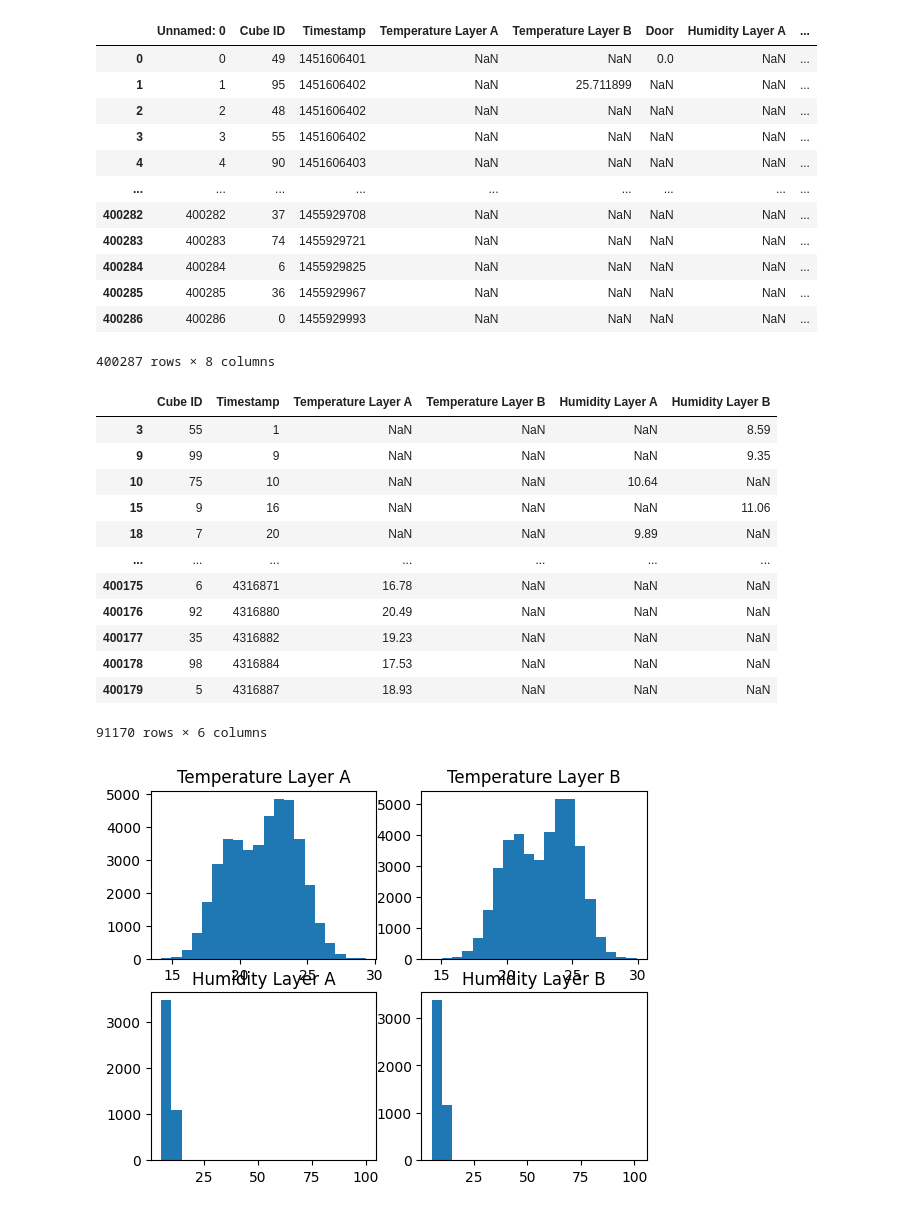
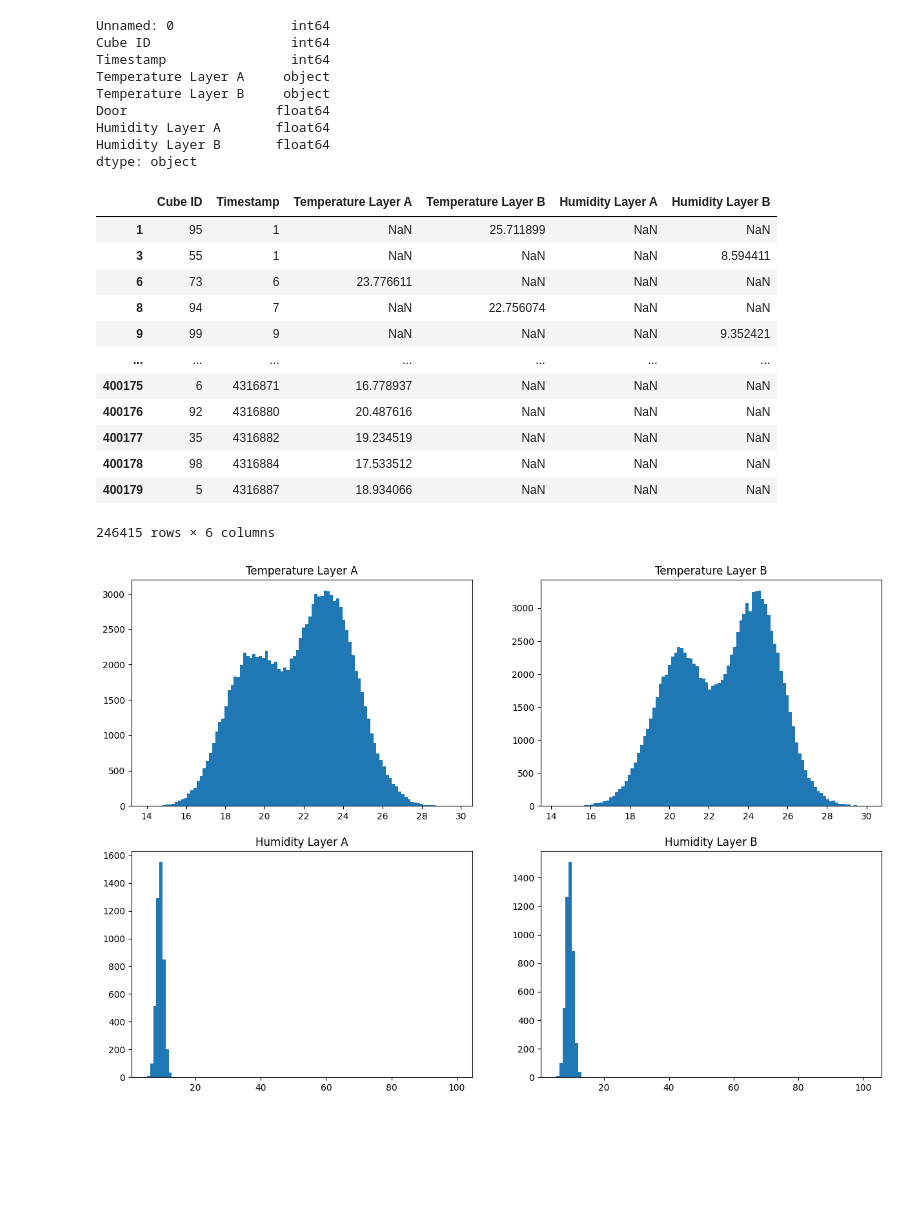
Before and after one commit to KonstantinMosin/data-processing, a Jupyter notebook: src/processing.ipynb, the cells around one changed output. Saved outputs shown, nothing was run; the diff lists cells and outputs as text; code cells hidden in the pictures; blank space fills up the shorter version.

Commit message:
update processing file, upload images

```diff
--- a/src/processing.ipynb
+++ b/src/processing.ipynb
@@ -1,34 +1,29 @@
 # %%
 import pandas as pd
 
-df = pd.read_csv('../data/cubes.csv')
-df
+df = pd.read_csv('../data/cubes.csv', low_memory=False)
+df.dtypes
 # %% [output]
-|  | Unnamed: 0 | Cube ID | Timestamp | Temperature Layer A | Temperature Layer B | Door | Humidity Layer A | ... |
-| 0 | 0 | 49 | 1451606401 | NaN | NaN | 0.0 | NaN | ... |
-| 1 | 1 | 95 | 1451606402 | NaN | 25.711899 | NaN | NaN | ... |
-| 2 | 2 | 48 | 1451606402 | NaN | NaN | NaN | NaN | ... |
-| 3 | 3 | 55 | 1451606402 | NaN | NaN | NaN | NaN | ... |
-| 4 | 4 | 90 | 1451606403 | NaN | NaN | NaN | NaN | ... |
-| ... | ... | ... | ... | ... | ... | ... | ... | ... |
-| 400282 | 400282 | 37 | 1455929708 | NaN | NaN | NaN | NaN | ... |
-| 400283 | 400283 | 74 | 1455929721 | NaN | NaN | NaN | NaN | ... |
-| 400284 | 400284 | 6 | 1455929825 | NaN | NaN | NaN | NaN | ... |
-| 400285 | 400285 | 36 | 1455929967 | NaN | NaN | NaN | NaN | ... |
-| 400286 | 400286 | 0 | 1455929993 | NaN | NaN | NaN | NaN | ... |
-400287 rows × 8 columns
+Unnamed: 0               int64
+Cube ID                  int64
+Timestamp                int64
+Temperature Layer A     object
+Temperature Layer B     object
+Door                   float64
+Humidity Layer A       float64
+Humidity Layer B       float64
+dtype: object
 # %%
 df = df.drop(columns=['Unnamed: 0','Door']) # exclude index and unnecessary columns
 
 df['Timestamp'] = df['Timestamp'] - df['Timestamp'].min() # move the timer to the start
 
-df['Temperature Layer A'] = df['Temperature Layer A'].str.replace('°C', '').astype(float).round(2)
-df['Temperature Layer B'] = df['Temperature Layer B'].str.replace('°C', '').astype(float).round(2)
-# cast data to type numeric and round to 2 decimal places
+df['Temperature Layer A'] = df['Temperature Layer A'].str.replace('°C', '').astype(float)
+df['Temperature Layer B'] = df['Temperature Layer B'].str.replace('°C', '').astype(float)
+# cast data to type numeric
 
-df['Humidity Layer A'] = df['Humidity Layer A'].round(2)
-df['Humidity Layer B'] = df['Humidity Layer B'].round(2)
-# round to 2 decimal places
+df['Humidity Layer A'] = df['Humidity Layer A']
+df['Humidity Layer B'] = df['Humidity Layer B']
 
 df = df.dropna(how='all', subset=[
     'Temperature Layer A',
@@ -41,40 +36,42 @@ df = df.dropna(how='all', subset=[
 df
 # %% [output]
 |  | Cube ID | Timestamp | Temperature Layer A | Temperature Layer B | Humidity Layer A | Humidity Layer B |
-| 3 | 55 | 1 | NaN | NaN | NaN | 8.59 |
-| 9 | 99 | 9 | NaN | NaN | NaN | 9.35 |
-| 10 | 75 | 10 | NaN | NaN | 10.64 | NaN |
-| 15 | 9 | 16 | NaN | NaN | NaN | 11.06 |
-| 18 | 7 | 20 | NaN | NaN | 9.89 | NaN |
+| 1 | 95 | 1 | NaN | 25.711899 | NaN | NaN |
+| 3 | 55 | 1 | NaN | NaN | NaN | 8.594411 |
+| 6 | 73 | 6 | 23.776611 | NaN | NaN | NaN |
+| 8 | 94 | 7 | NaN | 22.756074 | NaN | NaN |
+| 9 | 99 | 9 | NaN | NaN | NaN | 9.352421 |
 | ... | ... | ... | ... | ... | ... | ... |
-| 400175 | 6 | 4316871 | 16.78 | NaN | NaN | NaN |
-| 400176 | 92 | 4316880 | 20.49 | NaN | NaN | NaN |
-| 400177 | 35 | 4316882 | 19.23 | NaN | NaN | NaN |
-| 400178 | 98 | 4316884 | 17.53 | NaN | NaN | NaN |
-| 400179 | 5 | 4316887 | 18.93 | NaN | NaN | NaN |
+| 400175 | 6 | 4316871 | 16.778937 | NaN | NaN | NaN |
+| 400176 | 92 | 4316880 | 20.487616 | NaN | NaN | NaN |
+| 400177 | 35 | 4316882 | 19.234519 | NaN | NaN | NaN |
+| 400178 | 98 | 4316884 | 17.533512 | NaN | NaN | NaN |
+| 400179 | 5 | 4316887 | 18.934066 | NaN | NaN | NaN |
-91170 rows × 6 columns
+246415 rows × 6 columns
 # %%
 import matplotlib.pyplot as plt
 
-bins = 20
+plt.rcParams['figure.figsize'] = [15, 10]
+
+bins = 100
 
 fig, axs = plt.subplots(2, 2)
 
 axs[0, 0].hist(df['Temperature Layer A'].values, bins=bins)
 axs[0, 0].set_title('Temperature Layer A')
 
 axs[0, 1].hist(df['Temperature Layer B'].values, bins=bins)
 axs[0, 1].set_title('Temperature Layer B')
 
 axs[1, 0].hist(df['Humidity Layer A'].values, bins=bins)
 axs[1, 0].set_title('Humidity Layer A')
 
 axs[1, 1].hist(df['Humidity Layer B'].values, bins=bins)
 axs[1, 1].set_title('Humidity Layer B')
 
 plt.show()
 # %% [output]
-[figure, old version]
+[figure, new version]
 # %%
 import numpy as np
 
```
Also changed, not shown: parts of 1 cell of this notebook, 3 other files.
